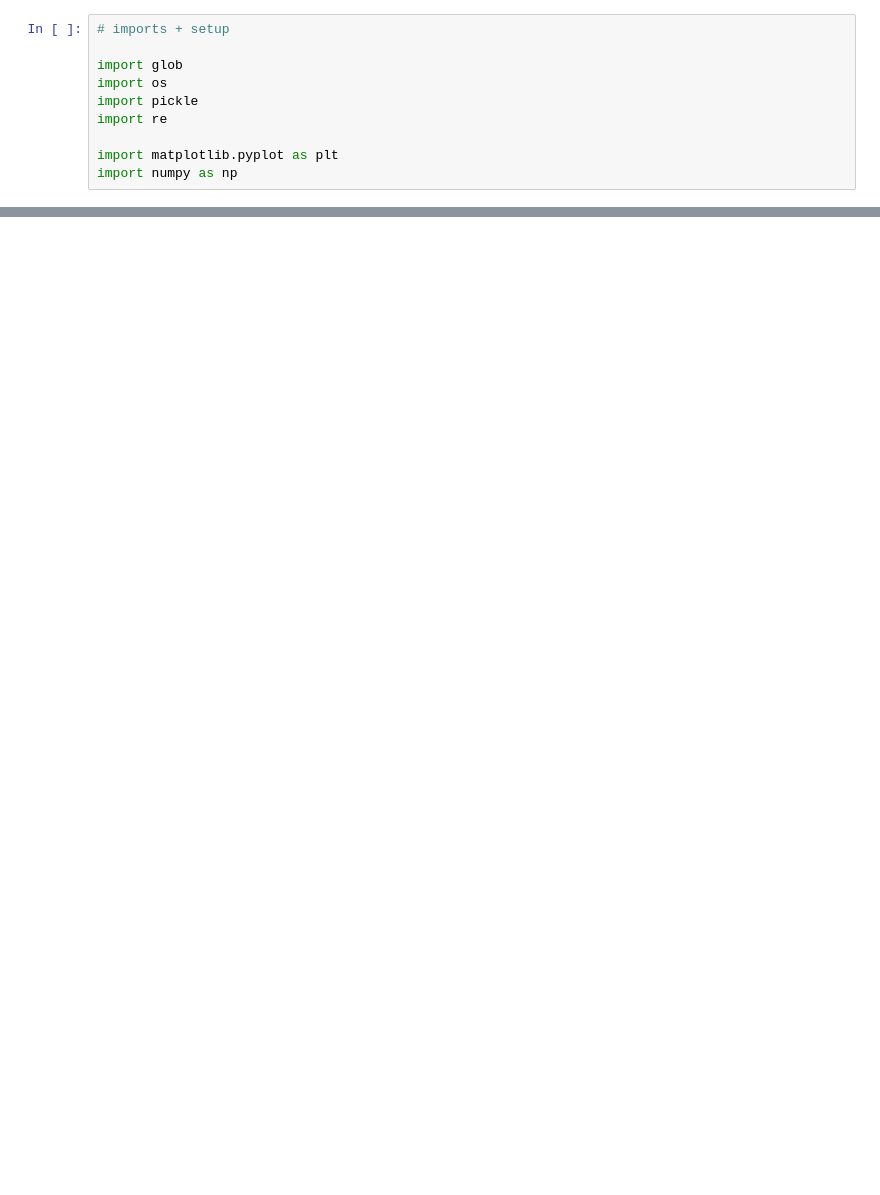
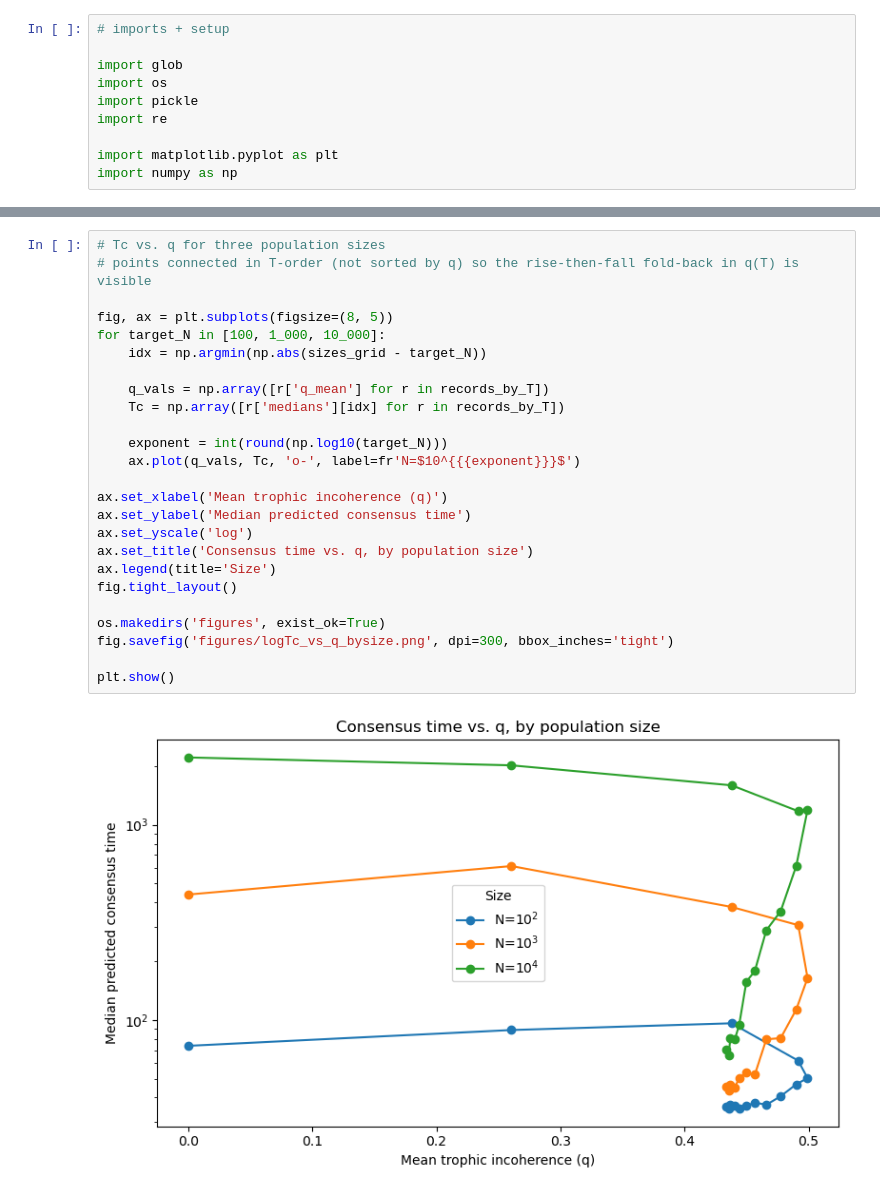
Before and after one commit to caleb-chandler/hierarchy-info-project, a Jupyter notebook: analysis.ipynb, the cells around one changed output, grey strips where cells are left out. Cells and saved outputs as stored; diff of their text form; blank space fills up the shorter version.

```diff
--- a/analysis.ipynb
+++ b/analysis.ipynb
@@ -121,0 +192,27 @@ T=5.00  q=0.434  alpha=0.133  C=18.593
+# %%
+# Tc vs. q for three population sizes
+# points connected in T-order (not sorted by q) so the rise-then-fall fold-back in q(T) is visible
+
+fig, ax = plt.subplots(figsize=(8, 5))
+for target_N in [100, 1_000, 10_000]:
+    idx = np.argmin(np.abs(sizes_grid - target_N))
+
+    q_vals = np.array([r['q_mean'] for r in records_by_T])
+    Tc = np.array([r['medians'][idx] for r in records_by_T])
+
+    exponent = int(round(np.log10(target_N)))
+    ax.plot(q_vals, Tc, 'o-', label=fr'N=$10^{{{exponent}}}$')
+
+ax.set_xlabel('Mean trophic incoherence (q)')
+ax.set_ylabel('Median predicted consensus time')
+ax.set_yscale('log')
+ax.set_title('Consensus time vs. q, by population size')
+ax.legend(title='Size')
+fig.tight_layout()
+
+os.makedirs('figures', exist_ok=True)
+fig.savefig('figures/logTc_vs_q_bysize.png', dpi=300, bbox_inches='tight')
+
+plt.show()
+# %% [output]
+[figure, added]
```
Also changed, not shown: parts of 7 cells of this notebook, 11 other files.
